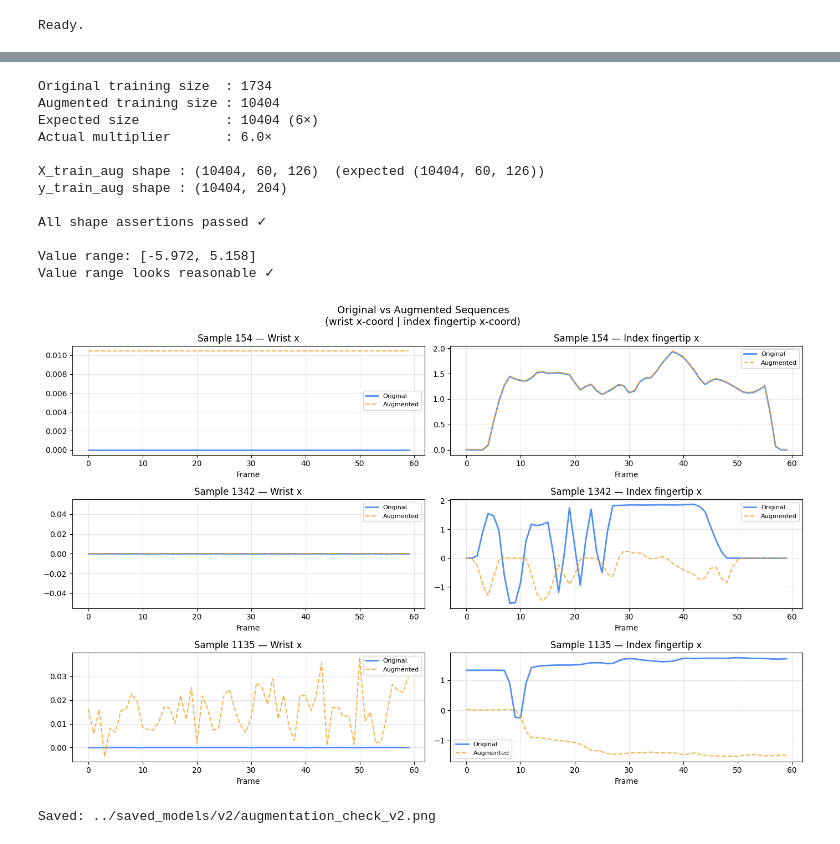
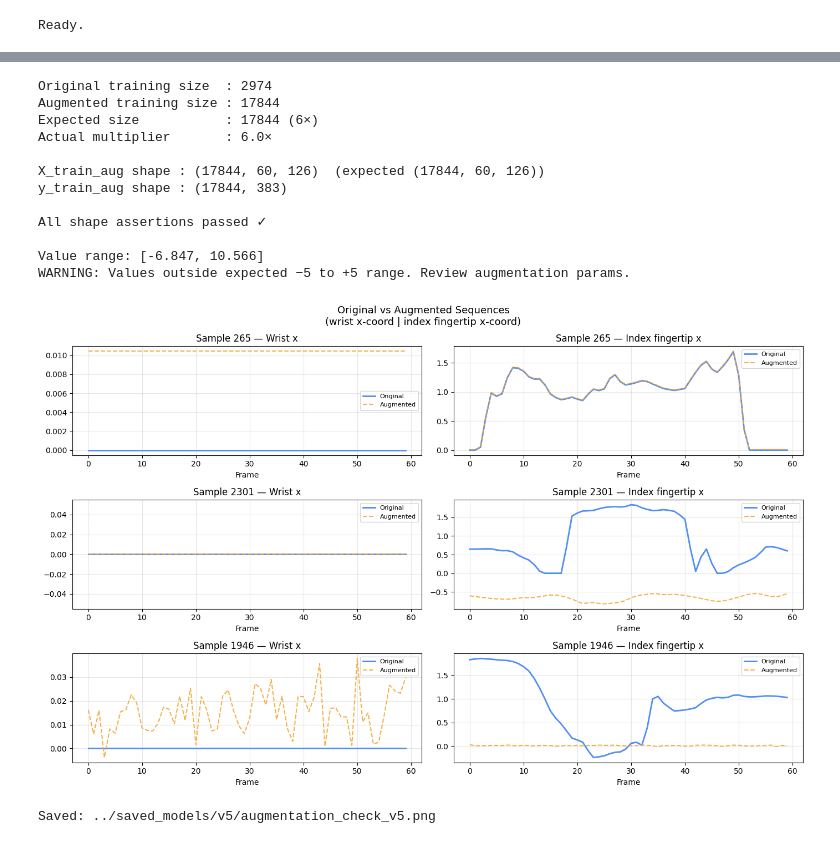
Before and after one commit to SenithuThisas/MudraLearn, a Jupyter notebook: ml/notebooks/05_augmentation.ipynb, the cells around one changed output, grey strips where cells are left out. Cells and saved outputs as stored; diff of their text form; code cells hidden in the pictures.

Commit message:
refactor: update data directories, model paths, and validation ranges across all notebooks and scripts

```diff
--- a/ml/notebooks/05_augmentation.ipynb
+++ b/ml/notebooks/05_augmentation.ipynb
@@ -11,8 +11,8 @@ SEQUENCE_LEN = 60
 NUM_FEATURES = 126
 AUG_FACTOR   = 5       # Expected: augmented set = (AUG_FACTOR + 1) × original
 
-DATA_DIR  = pathlib.Path("../data/hand_v2")
-MODEL_DIR = pathlib.Path("../saved_models/v2")
+DATA_DIR  = pathlib.Path("../data/hand_v5")
+MODEL_DIR = pathlib.Path("../saved_models/v5")
 
 np.random.seed(RANDOM_SEED)
 print("Ready.")
@@ -95,18 +95,18 @@ if abs(vmin) > 10 or abs(vmax) > 10:
 else:
     print("Value range looks reasonable ✓")
 # %% [output]
-Original training size  : 1734
-Augmented training size : 10404
-Expected size           : 10404 (6×)
+Original training size  : 2974
+Augmented training size : 17844
+Expected size           : 17844 (6×)
 Actual multiplier       : 6.0×
 
-X_train_aug shape : (10404, 60, 126)  (expected (10404, 60, 126))
-y_train_aug shape : (10404, 204)
+X_train_aug shape : (17844, 60, 126)  (expected (17844, 60, 126))
+y_train_aug shape : (17844, 383)
 
 All shape assertions passed ✓
 
-Value range: [-5.972, 5.158]
-Value range looks reasonable ✓
+Value range: [-6.847, 10.566]
+WARNING: Values outside expected −5 to +5 range. Review augmentation params.
 # %%
 # Pick 3 training samples and plot their augmented counterparts
 # Show x-coordinate of wrist (feature 0) and index fingertip (feature 24) over 60 frames
@@ -122,36 +122,36 @@ fig, axes = plt.subplots(NUM_SAMPLES, 2, figsize=(14, NUM_SAMPLES * 3))
 fig.suptitle("Original vs Augmented Sequences\n(wrist x-coord | index fingertip x-coord)", fontsize=13)
 
 for row, idx in enumerate(sample_ids):
     orig_seq = X_train_orig[idx]              # (60, 126)
 
     # Find the first augmented copy of this sample
     # Augmented copies are at indices: idx + n_orig, idx + 2*n_orig, ...
     # After shuffle they are mixed, so we generate one manually for visual check
     import sys
     if ".." not in sys.path:
         sys.path.append("..")
     from scripts.augment_sequences import augment_single
 
     aug_seq = augment_single(orig_seq, rng)
 
     for col, feat_idx in enumerate([FEATURE_WRIST, FEATURE_INDEX]):
         feat_name = "Wrist x" if col == 0 else "Index fingertip x"
         ax = axes[row, col]
         ax.plot(orig_seq[:, feat_idx], label="Original", linewidth=2, color="#4f8ef7")
         ax.plot(aug_seq[:, feat_idx],  label="Augmented", linewidth=1.5, color="#f4a42a", alpha=0.85, linestyle="--")
         ax.set_title(f"Sample {idx} — {feat_name}")
         ax.set_xlabel("Frame")
         ax.legend(fontsize=8)
         ax.grid(alpha=0.3)
 
 plt.tight_layout()
-plot_path = MODEL_DIR / "augmentation_check_v2.png"
+plot_path = MODEL_DIR / "augmentation_check_v5.png"
 plt.savefig(plot_path, dpi=150)
 plt.show()
 print(f"Saved: {plot_path}")
 # %% [output]
-[figure, old version]
+[figure, new version]
-Saved: ../saved_models/v2/augmentation_check_v2.png
+Saved: ../saved_models/v5/augmentation_check_v5.png
 # %%
 print("=" * 50)
 print("FINDINGS SUMMARY")
```
Also changed, not shown: parts of 2 cells of this notebook.
